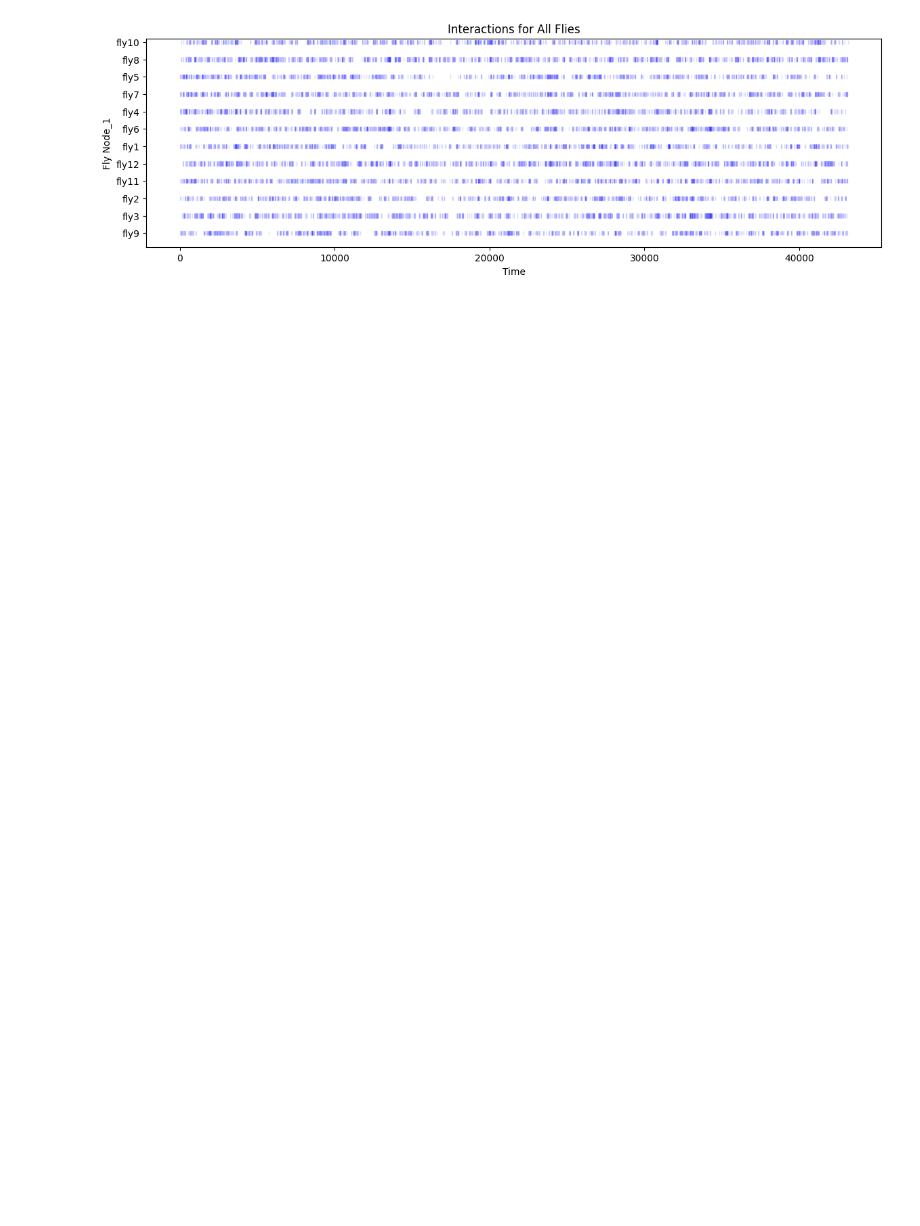
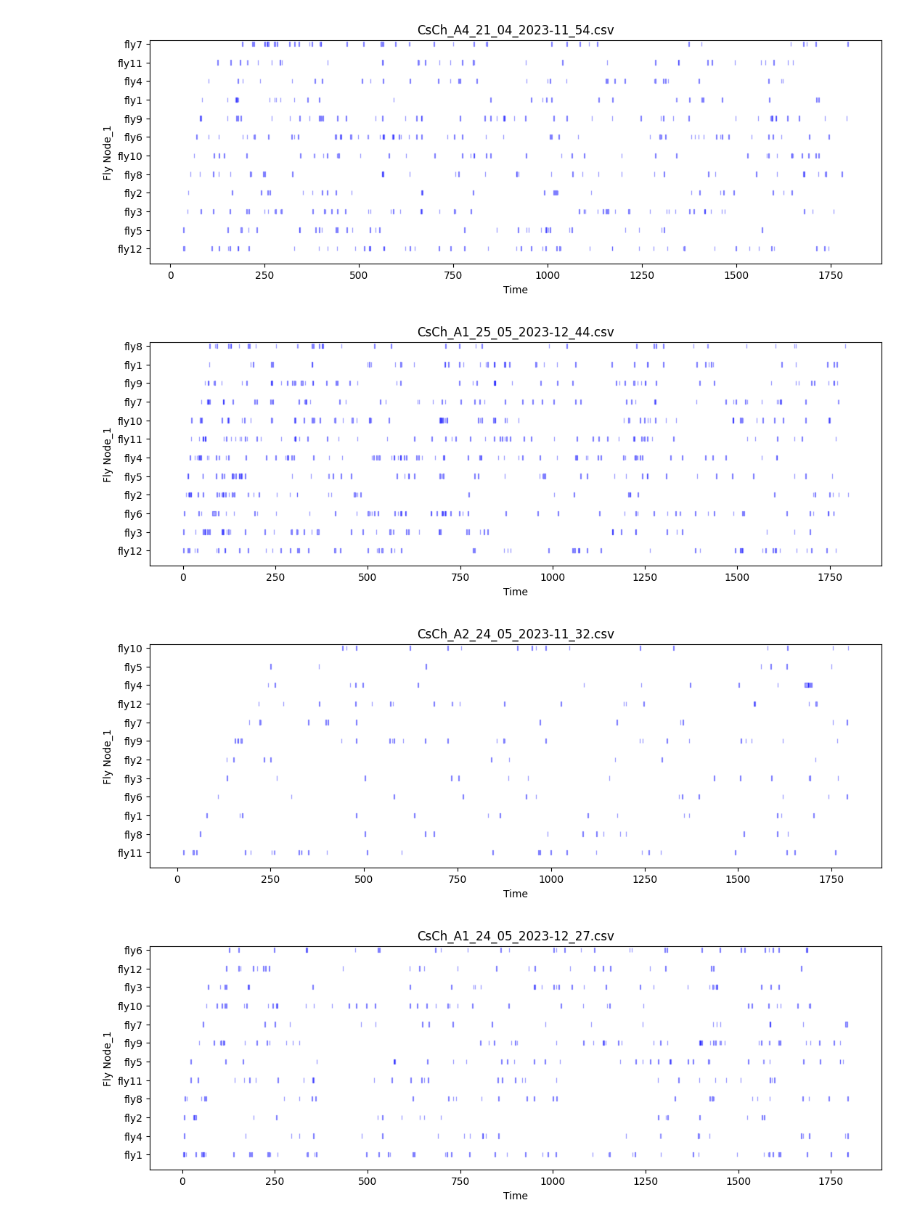
Before and after one commit to milanXpetrovic/drosophila-social-network-analysis, a Jupyter notebook: notebooks/refractor_code/burstnes_dynamics.ipynb, the cells around one changed output. Drawn from its saved outputs; the diff is of its cells as text; code cells hidden in the pictures; blank space fills up the shorter version.

```diff
--- a/notebooks/refractor_code/burstnes_dynamics.ipynb
+++ b/notebooks/refractor_code/burstnes_dynamics.ipynb
@@ -1,36 +1,42 @@
 # %%
 import pandas as pd
 from src.utils import fileio
 import matplotlib.pyplot as plt
+import os
+os.environ['OPENBLAS_NUM_THREADS'] = '1'
 
 path = "/home/milky/drosophila-SNA/data/processed/1_0_find_interactions/CsCh"
 
 files = fileio.load_files_from_folder(path)
 
-plt.figure(figsize=(14, 4))
+# plt.figure(figsize=(14, 4))
 for file_name, file_path in files.items():
+    plt.figure(figsize=(13, 4))
     df = pd.read_csv(file_path)
 
     # Iterate through unique node_1 values
     for idx, node_1_value in enumerate(df["node_1"].unique(), start=1):
         # Filter data for the current node_1 value
         node_1_df = df[df["node_1"] == node_1_value]
 
         # Plot interaction lines
         for _, interaction in node_1_df.iterrows():
-            plt.fill_between([interaction["start_of_interaction"], interaction["end_of_interaction"]],
+            plt.fill_between([interaction["start_of_interaction"]/24, interaction["end_of_interaction"]/24],
                              [idx - 0.12, idx - 0.12],
                              [idx + 0.12, idx + 0.12],
-                             alpha=0.15, color='blue')
+                             alpha=0.35, color='blue')
 
     plt.xlabel('Time')
     plt.ylabel('Fly Node_1')
-    plt.title("Interactions for All Flies")
+    plt.title(file_name)
     plt.ylim(0.2, len(df["node_1"].unique()) + 0.2)  # Adjust y-axis limit to accommodate all node_1 values
 
     plt.yticks(range(1, len(df["node_1"].unique()) + 1), df["node_1"].unique())  # Set y-axis ticks as node_1 values
 
     plt.show()
-    sys.exit()
+    # sys.exit()
 # %% [output]
-[figure, old version]
+[figure, new version]
+[figure, added]
+[figure, added]
+[figure, added]
```
Also changed, not shown: parts of 1 cell of this notebook, 58 other files.
